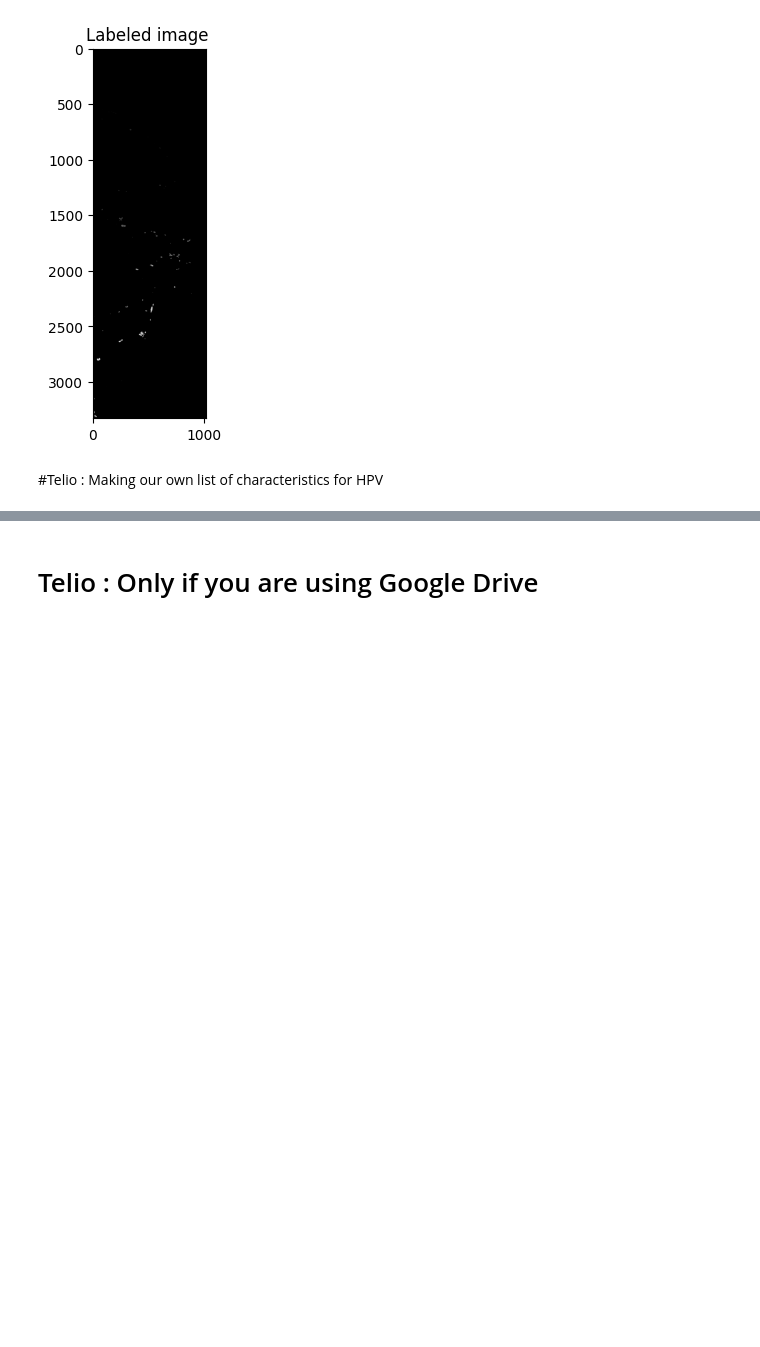
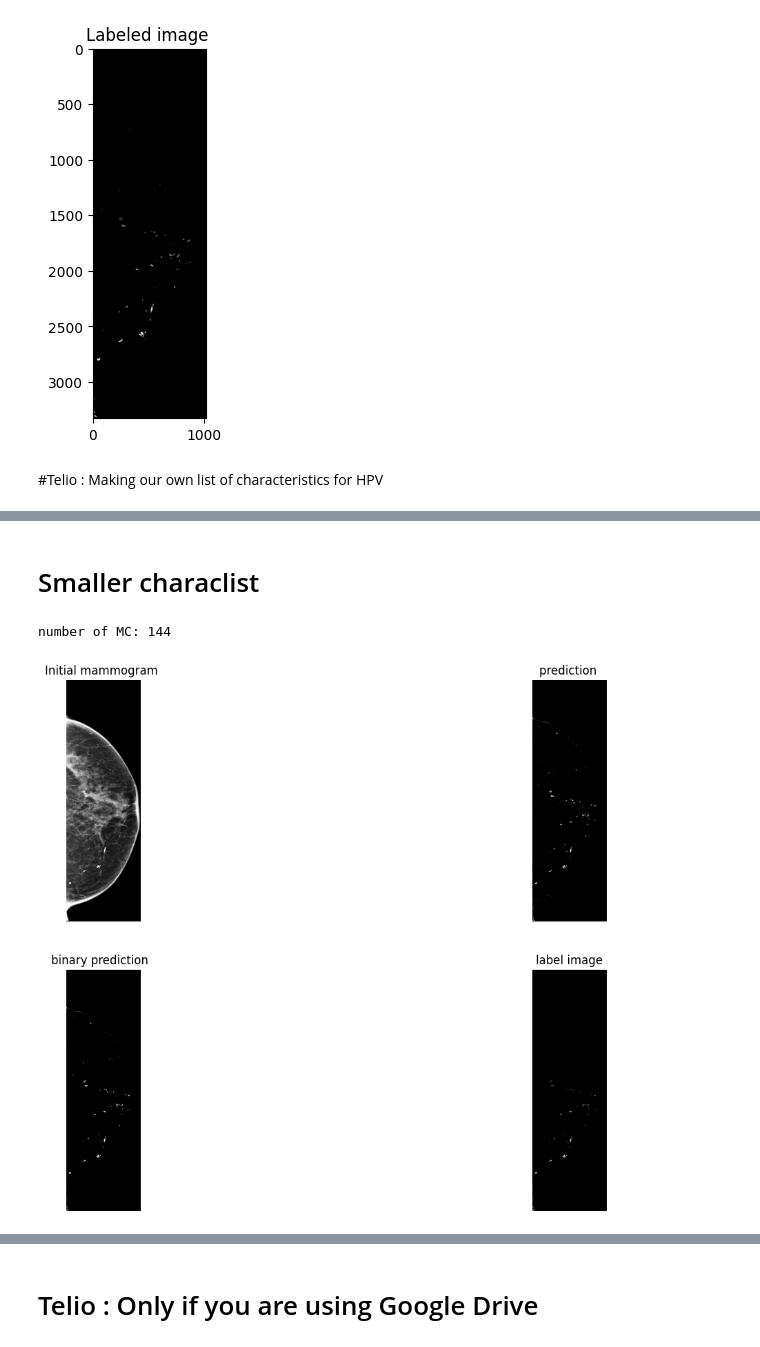
Before and after one commit to DupuisTelio/Breast_Calcification_Internship_2023, a Jupyter notebook: CalcificationDetection(Calc1)/CalcificationDetectionDemo.ipynb, the cells around one changed output, grey strips where cells are left out. Drawn from its saved outputs; the diff is of its cells as text; code cells hidden in the pictures; blank space fills up the shorter version.

```diff
--- a/CalcificationDetection(Calc1)/CalcificationDetectionDemo.ipynb
+++ b/CalcificationDetection(Calc1)/CalcificationDetectionDemo.ipynb
@@ -137,6 +150,7 @@ prediction_modified = imbin * prediction
 prediction_modified = 1 - prediction_modified
 # %%
 ## Second variation
+threshold_value=0.4
 
 # Copy
 imbin2 = np.copy(prediction)
@@ -461,0 +666,31 @@ for region in props:
+# %% [markdown]
+# Smaller characlist
+# %%
+image=imbin2
+
+plt.close('all')
+fig = plt.figure(figsize=(16,10))
+(ax1, ax2), (ax3,ax4) = fig.subplots(2, 2)
+
+ax1.imshow(processed_mamm,cmap = plt.cm.gray)
+ax1.set_title('Initial mammogram ')
+ax1.set_axis_off()
+
+ax2.imshow(prediction,cmap = plt.cm.gray)
+ax2.set_title('prediction ')
+ax2.set_axis_off()
+
+ax3.imshow(imbin2,cmap = plt.cm.gray)
+ax3.set_title('binary prediction  ')
+ax3.set_axis_off()
+
+label_image = skimage.measure.label(image)
+nc = label_image.max()
+print("number of MC:", nc)
+
+ax4.imshow(label_image,cmap = plt.cm.gray)
+ax4.set_title('label image')
+ax4.set_axis_off()
+# %% [output]
+number of MC: 144
+[figure, added]
```
Also changed, not shown: parts of 25 cells of this notebook.
